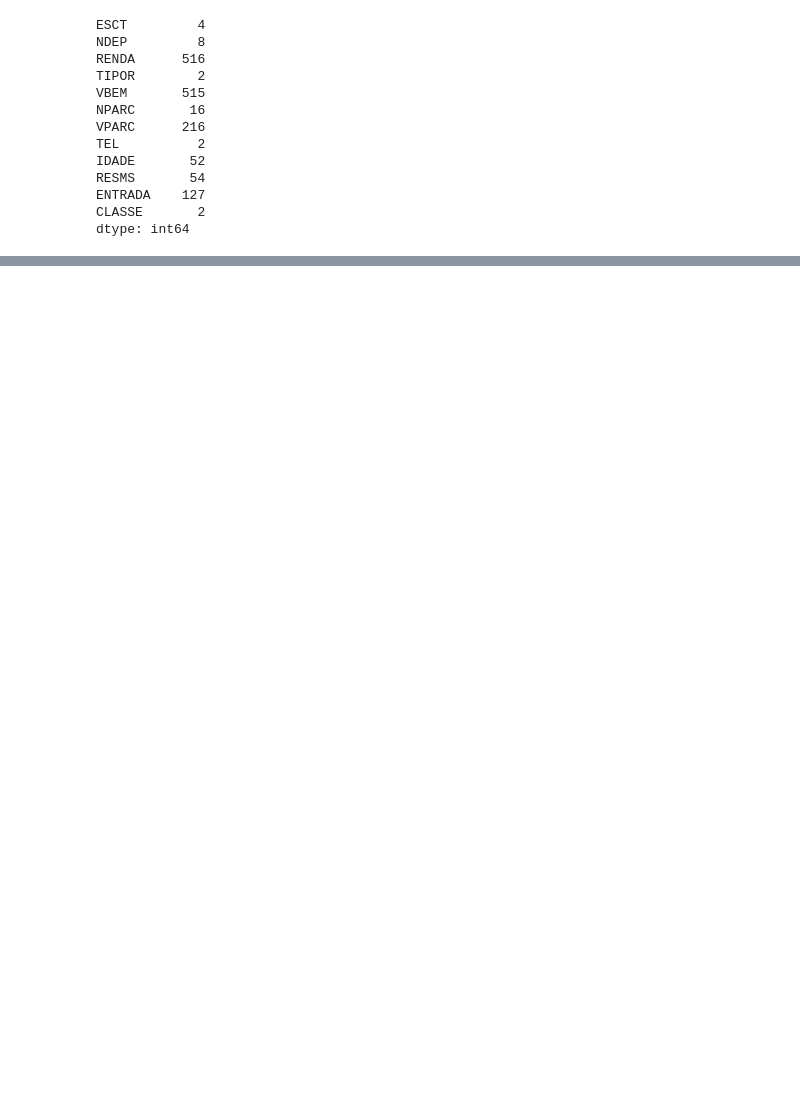
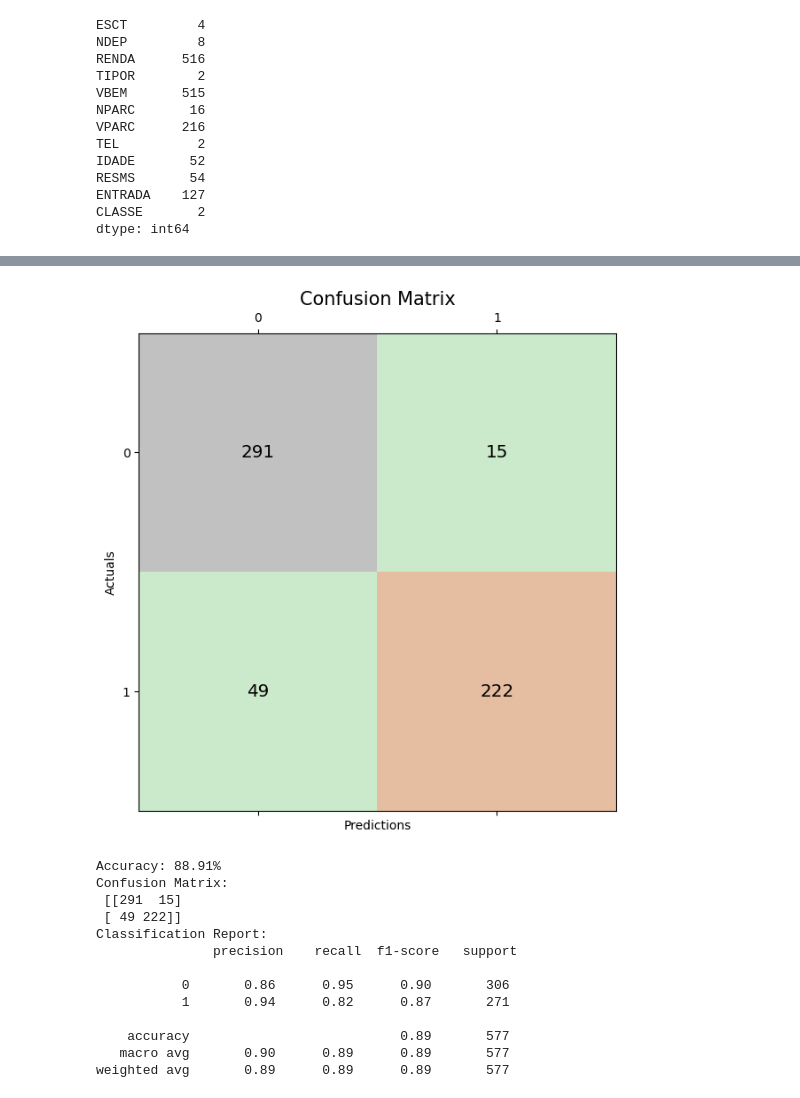
Before and after one commit to frankfaisca/machine-learning, a Jupyter notebook: ex1_Prediction.ipynb, the cells around one changed output, grey strips where cells are left out. Saved outputs shown, nothing was run; the diff lists cells and outputs as text; code cells hidden in the pictures; blank space fills up the shorter version.

```diff
--- a/ex1_Prediction.ipynb
+++ b/ex1_Prediction.ipynb
@@ -54,3 +81,7 @@ dtype: int64
 df = pd.get_dummies(df, columns=['ESCT'], prefix = ['ESCT'])
 df = pd.get_dummies(df, columns=['TEL'], prefix = ['TEL'])
 df = pd.get_dummies(df, columns=['TIPOR'], prefix = ['TIPOR'])
+
+df_test = pd.get_dummies(df_test, columns=['ESCT'], prefix = ['ESCT'])
+df_test = pd.get_dummies(df_test, columns=['TEL'], prefix = ['TEL'])
+df_test = pd.get_dummies(df_test, columns=['TIPOR'], prefix = ['TIPOR'])
@@ -56,0 +111,58 @@ df = pd.get_dummies(df, columns=['TIPOR'], prefix = ['TIPOR'])
+# %%
+seed = 999
+
+# Split the train dataset into features (X) and the target variable (y)
+X_train = df.drop('CLASSE', axis=1)
+y_train = df['CLASSE']
+
+# Split the test dataset into features (X) and the target variable (y)
+
+X_test = df_test.drop('CLASSE', axis=1)
+y_test = df_test['CLASSE']
+
+# Scale the features using StandardScaler
+scaler = StandardScaler()
+X_train = scaler.fit_transform(X_train)
+X_test = scaler.transform(X_test)
+# %%
+# Create and train the logistic regression model
+model = LogisticRegression(solver='liblinear', random_state=42)
+model.fit(X_train, y_train)
+
+# Make predictions on the test set
+y_pred = model.predict(X_test)
+
+# Evaluate the model
+accuracy = accuracy_score(y_test, y_pred)
+conf_matrix = confusion_matrix(y_test, y_pred)
+classification_rep = classification_report(y_test, y_pred)
+
+fig, ax = plt.subplots(figsize=(7, 7))
+ax.matshow(conf_matrix, cmap=plt.cm.Accent, alpha=0.4)
+for i in range(conf_matrix.shape[0]):
+    for j in range(conf_matrix.shape[1]):
+        ax.text(x=j, y=i,s=conf_matrix[i, j], va='center', ha='center', size='x-large')
+
+plt.xlabel('Predictions', fontsize=10)
+plt.ylabel('Actuals', fontsize=10)
+plt.title('Confusion Matrix', fontsize=15)
+plt.show()
+
+print(f"Accuracy: {accuracy * 100:.2f}%")
+print("Confusion Matrix:\n", conf_matrix)
+print("Classification Report:\n", classification_rep)
+# %% [output]
+[figure, added]
+Accuracy: 88.91%
+Confusion Matrix:
+ [[291  15]
+ [ 49 222]]
+Classification Report:
+               precision    recall  f1-score   support
+
+           0       0.86      0.95      0.90       306
+           1       0.94      0.82      0.87       271
+
+    accuracy                           0.89       577
+   macro avg       0.90      0.89      0.89       577
+weighted avg       0.89      0.89      0.89       577
```
Also changed, not shown: parts of 8 cells of this notebook.
